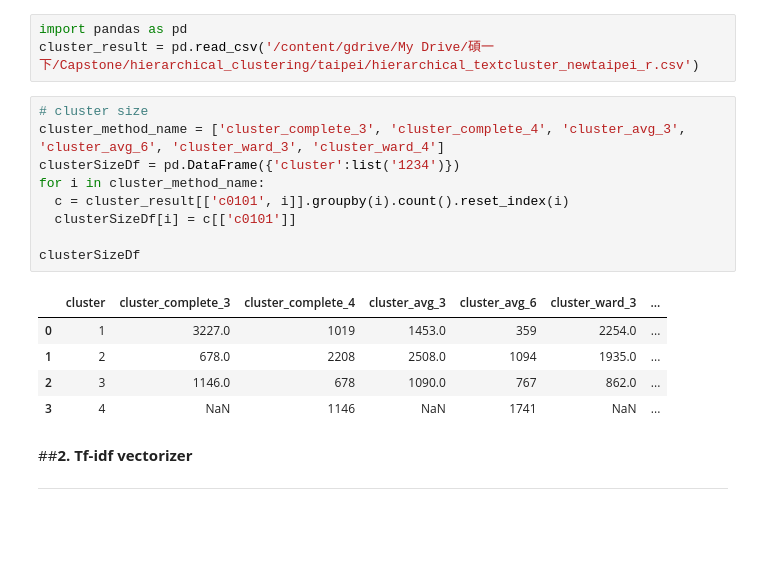
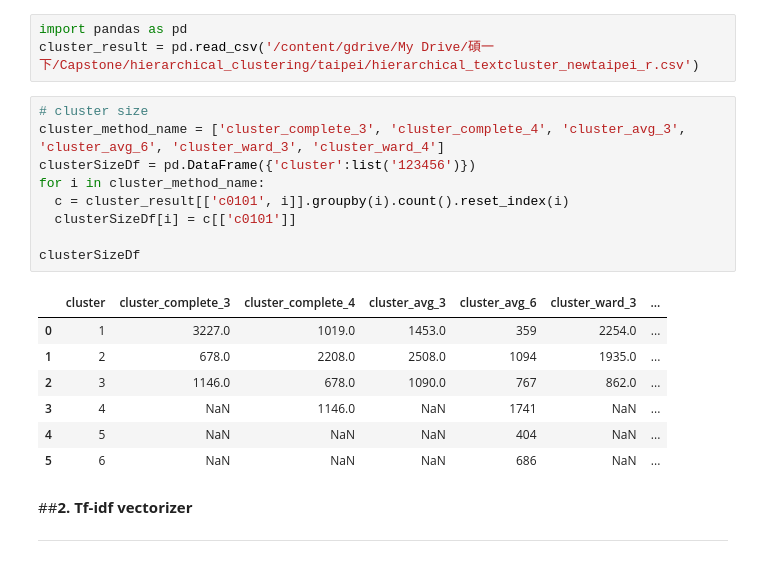
Before and after one commit to angel870326/Hierarchical-Clustering, a Jupyter notebook: newtaipei_wordcloud_text.ipynb, the cells around one changed output. Saved outputs shown, nothing was run; the diff lists cells and outputs as text; blank space fills up the shorter version.

```diff
--- a/newtaipei_wordcloud_text.ipynb
+++ b/newtaipei_wordcloud_text.ipynb
@@ -34,18 +34,20 @@ cluster_result = pd.read_csv('/content/gdrive/My Drive/碩一下/Capstone/hierar
 # %%
 # cluster size
 cluster_method_name = ['cluster_complete_3', 'cluster_complete_4', 'cluster_avg_3', 'cluster_avg_6', 'cluster_ward_3', 'cluster_ward_4']
-clusterSizeDf = pd.DataFrame({'cluster':list('1234')})
+clusterSizeDf = pd.DataFrame({'cluster':list('123456')})
 for i in cluster_method_name:
   c = cluster_result[['c0101', i]].groupby(i).count().reset_index(i)
   clusterSizeDf[i] = c[['c0101']]
 
 clusterSizeDf
 # %% [output]
 |  | cluster | cluster_complete_3 | cluster_complete_4 | cluster_avg_3 | cluster_avg_6 | cluster_ward_3 | ... |
-| 0 | 1 | 3227.0 | 1019 | 1453.0 | 359 | 2254.0 | ... |
-| 1 | 2 | 678.0 | 2208 | 2508.0 | 1094 | 1935.0 | ... |
-| 2 | 3 | 1146.0 | 678 | 1090.0 | 767 | 862.0 | ... |
-| 3 | 4 | NaN | 1146 | NaN | 1741 | NaN | ... |
+| 0 | 1 | 3227.0 | 1019.0 | 1453.0 | 359 | 2254.0 | ... |
+| 1 | 2 | 678.0 | 2208.0 | 2508.0 | 1094 | 1935.0 | ... |
+| 2 | 3 | 1146.0 | 678.0 | 1090.0 | 767 | 862.0 | ... |
+| 3 | 4 | NaN | 1146.0 | NaN | 1741 | NaN | ... |
+| 4 | 5 | NaN | NaN | NaN | 404 | NaN | ... |
+| 5 | 6 | NaN | NaN | NaN | 686 | NaN | ... |
 # %% [markdown]
 ##**2. Tf-idf vectorizer**
 
```
Also changed, not shown: parts of 1 cell of this notebook.
